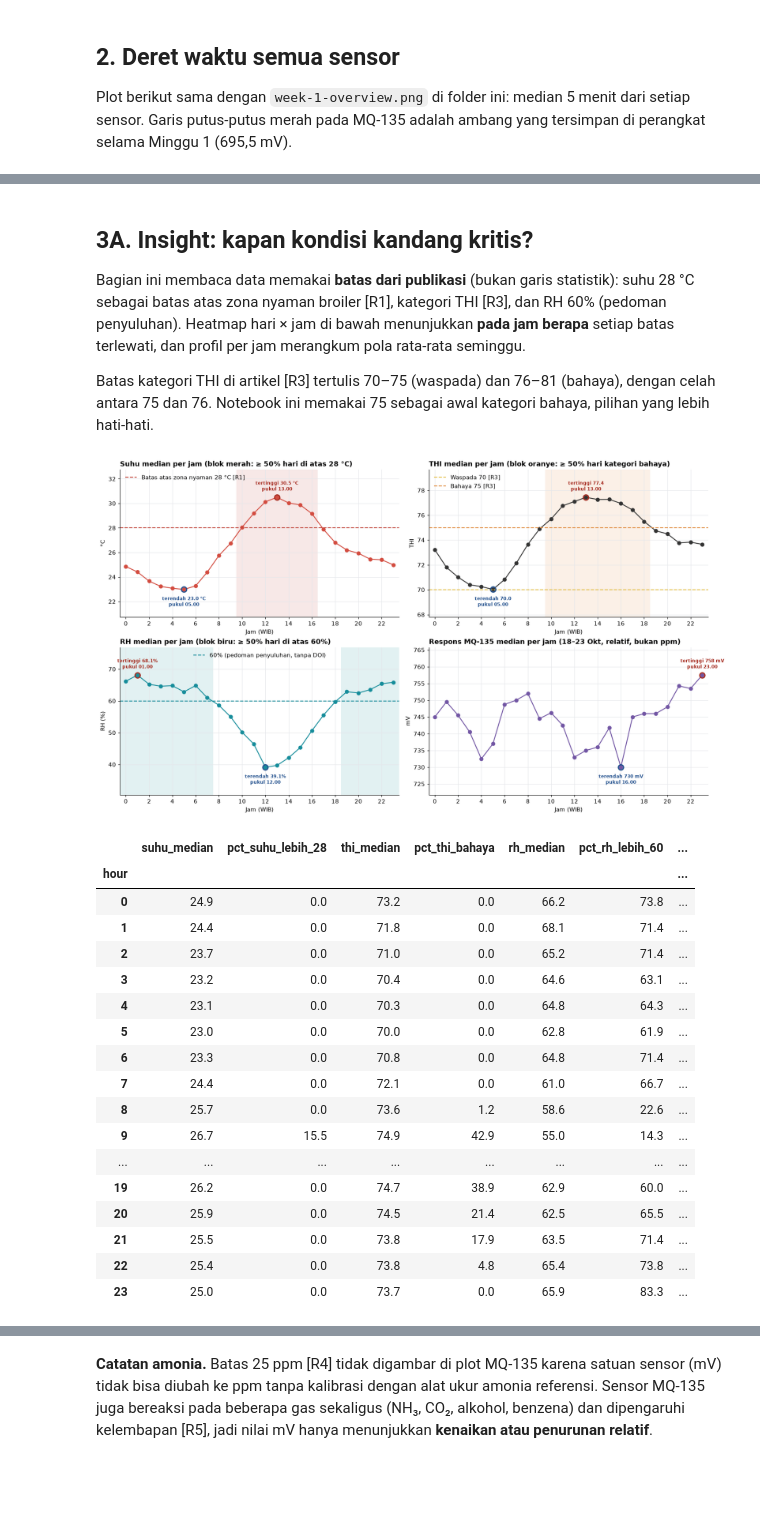
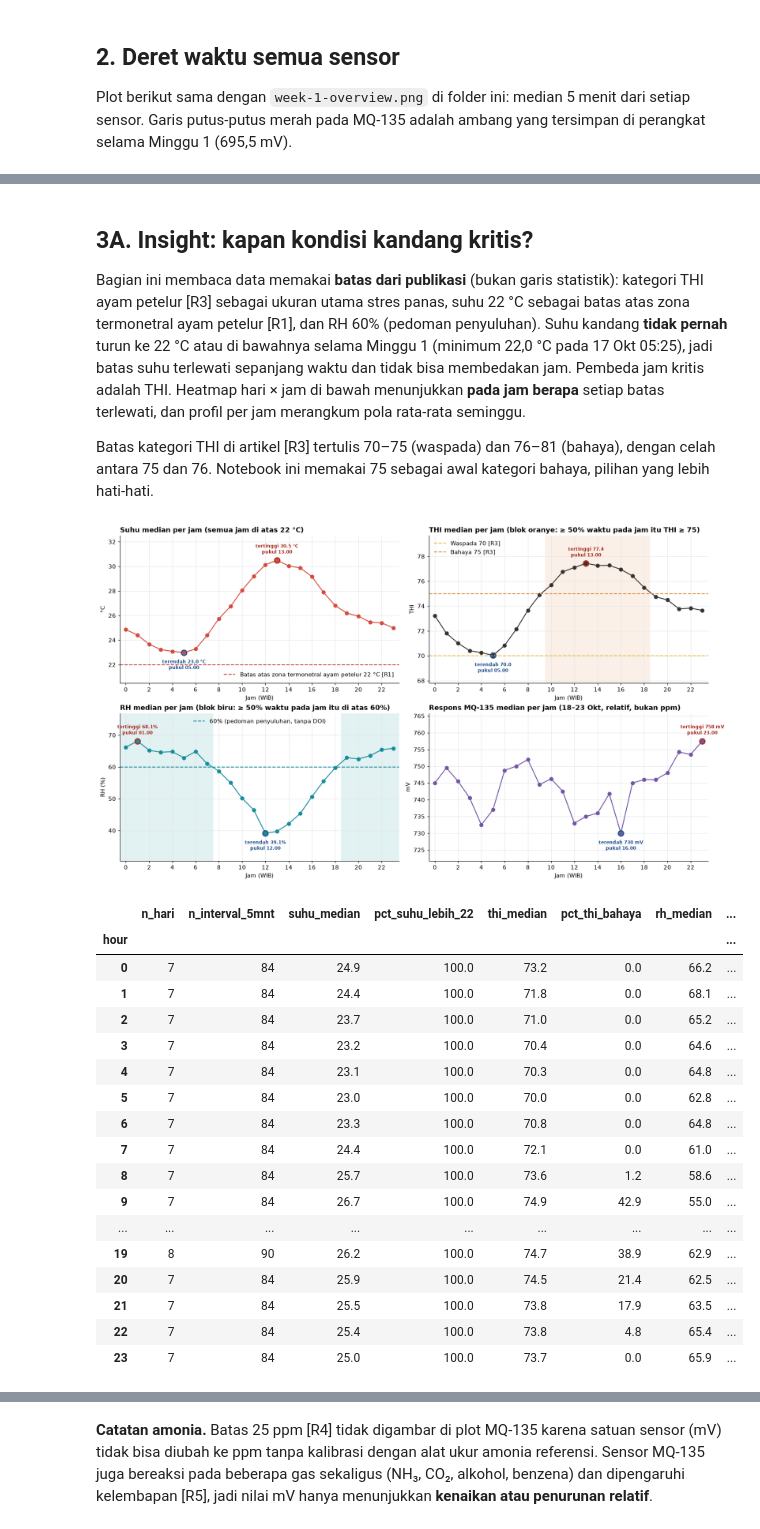
Before and after one commit to andogrns/iot-coop-monitor, a Jupyter notebook: Week 1 Readings/Plots/week1_analysis.ipynb, the cells around one changed output, grey strips where cells are left out. Saved outputs shown, nothing was run; the diff lists cells and outputs as text; code cells hidden in the pictures; blank space fills up the shorter version.

```diff
--- a/Week 1 Readings/Plots/week1_analysis.ipynb
+++ b/Week 1 Readings/Plots/week1_analysis.ipynb
@@ -189,5 +191,5 @@ Kim dkk. (2024) menyebut memakai rumus NRC (1971), tetapi tidak menuliskan rumus
 # %%
-TN_LOW, TN_HIGH = 21.0, 28.0      # zona nyaman broiler [R1]
+TN_LOW, TN_HIGH = 19.0, 22.0      # zona termonetral ayam petelur [R1]
 RH_LOW, RH_HIGH = 40.0, 60.0      # pedoman penyuluhan UGA (tanpa DOI)
 THI_BANDS = [(-np.inf, 70, 'Nyaman', '#6f9e7a'), (70, 75, 'Waspada', '#e5c04a'),
              (75, 81, 'Bahaya', '#e08a3c'), (81, np.inf, 'Darurat', '#c2453a')]   # [R3]
@@ -200,11 +202,11 @@ b['thi'] = thi_nrc(b.temp, b.rh)
 
 fig, axs = plt.subplots(3, 1, figsize=(13, 13), sharex=True, layout='constrained')
 ax = axs[0]
-ax.axhspan(TN_LOW, TN_HIGH, color='#6f9e7a', alpha=.15, label=f'Zona nyaman {TN_LOW:.0f}–{TN_HIGH:.0f} °C [R1]')
+ax.axhspan(TN_LOW, TN_HIGH, color='#6f9e7a', alpha=.15, label=f'Zona termonetral ayam petelur {TN_LOW:.0f}–{TN_HIGH:.0f} °C [R1]')
 ax.plot(b.index, b.temp, color='#d34c40', lw=1.1, label='Suhu AHT20')
 ax.axhline(TN_HIGH, color='#c2453a', ls='--', lw=1)
 mark_peaks_lows(ax, b.temp, ' °C')
-ax.set_ylabel('°C'); ax.set_title('Suhu terhadap zona nyaman broiler — label: tertinggi (merah) dan terendah (biru) tiap hari', loc='left'); ax.legend(frameon=False, loc='lower right', ncol=2)
+ax.set_ylabel('°C'); ax.set_title('Suhu terhadap zona termonetral ayam petelur — label: tertinggi (merah) dan terendah (biru) tiap hari', loc='left'); ax.legend(frameon=False, loc='upper left', ncol=2)
 ax = axs[1]
 ax.axhspan(RH_LOW, RH_HIGH, color='#168d9b', alpha=.12, label='Pedoman 40–60% (penyuluhan, tanpa DOI)')
 ax.plot(b.index, b.rh, color='#168d9b', lw=1.1, label='RH AHT20')
@@ -225,7 +227,7 @@ display(extremes_table({'Suhu (°C)': (b.temp, 1), 'RH (%)': (b.rh, 1), 'THI': (
 
 def share(mask): return 100 * mask.mean()
 summary = pd.DataFrame({
-    'Kriteria': ['Suhu di atas 28 °C', 'Suhu di zona 21–28 °C', 'Suhu di bawah 21 °C',
+    'Kriteria': ['Suhu di atas 22 °C', 'Suhu di zona 19–22 °C', 'Suhu di bawah 19 °C',
                  'RH di atas 60%', 'RH 40–60%', 'RH di bawah 40%'] + [f'THI {n}' for _, _, n, _ in THI_BANDS],
     '% waktu': [share(b.temp > TN_HIGH), share(b.temp.between(TN_LOW, TN_HIGH)), share(b.temp < TN_LOW),
                 share(b.rh > RH_HIGH), share(b.rh.between(RH_LOW, RH_HIGH)), share(b.rh < RH_LOW)]
@@ -258,14 +260,16 @@ Puncak dan titik terendah harian (16 Okt mulai 10:10 dan 23 Okt berhenti 19:25 W
 # %% [markdown]
 ## 3A. Insight: kapan kondisi kandang kritis?
 
-Bagian ini membaca data memakai **batas dari publikasi** (bukan garis statistik): suhu 28 °C sebagai batas atas zona nyaman broiler [R1], kategori THI [R3], dan RH 60% (pedoman penyuluhan). Heatmap hari × jam di bawah menunjukkan **pada jam berapa** setiap batas terlewati, dan profil per jam merangkum pola rata-rata seminggu.
+Bagian ini membaca data memakai **batas dari publikasi** (bukan garis statistik): kategori THI ayam petelur [R3] sebagai ukuran utama stres panas, suhu 22 °C sebagai batas atas zona termonetral ayam petelur [R1], dan RH 60% (pedoman penyuluhan). Suhu kandang **tidak pernah** turun ke 22 °C atau di bawahnya selama Minggu 1 (minimum 22,0 °C pada 17 Okt 05:25), jadi batas suhu terlewati sepanjang waktu dan tidak bisa membedakan jam. Pembeda jam kritis adalah THI. Heatmap hari × jam di bawah menunjukkan **pada jam berapa** setiap batas terlewati, dan profil per jam merangkum pola rata-rata seminggu.
 
 Batas kategori THI di artikel [R3] tertulis 70–75 (waspada) dan 76–81 (bahaya), dengan celah antara 75 dan 76. Notebook ini memakai 75 sebagai awal kategori bahaya, pilihan yang lebih hati-hati.
 # %%
 b['hour'] = b.index.hour
 hourly = b.groupby('hour').agg(
+    n_hari=('date', 'nunique'),
+    n_interval_5mnt=('temp', 'size'),
     suhu_median=('temp', 'median'),
-    pct_suhu_lebih_28=('temp', lambda s: 100 * (s > TN_HIGH).mean()),
+    pct_suhu_lebih_22=('temp', lambda s: 100 * (s > TN_HIGH).mean()),
     thi_median=('thi', 'median'),
     pct_thi_bahaya=('thi', lambda s: 100 * (s >= 75).mean()),
     rh_median=('rh', 'median'),
@@ -278,57 +282,57 @@ def shade_hours(ax, mask, color):
     for h in hrs[mask]:
         ax.axvspan(h - .5, h + .5, color=color, alpha=.12, lw=0)
 ax = axs[0, 0]
-shade_hours(ax, hourly.pct_suhu_lebih_28 >= 50, '#c2453a')
-ax.plot(hrs, hourly.suhu_median, 'o-', color='#d34c40'); ax.axhline(TN_HIGH, color='#c2453a', ls='--', label='Batas atas zona nyaman 28 °C [R1]')
-ax.set_title('Suhu median per jam (blok merah: ≥ 50% hari di atas 28 °C)', loc='left'); ax.set_ylabel('°C'); ax.legend(frameon=False)
+ax.plot(hrs, hourly.suhu_median, 'o-', color='#d34c40'); ax.axhline(TN_HIGH, color='#c2453a', ls='--', label='Batas atas zona termonetral ayam petelur 22 °C [R1]')
+ax.set_title('Suhu median per jam (semua jam di atas 22 °C)', loc='left'); ax.set_ylabel('°C'); ax.legend(frameon=False, loc='lower right')
 ax = axs[0, 1]
 shade_hours(ax, hourly.pct_thi_bahaya >= 50, '#e08a3c')
 ax.plot(hrs, hourly.thi_median, 'o-', color='#333'); ax.axhline(70, color='#e5c04a', ls='--', label='Waspada 70 [R3]'); ax.axhline(75, color='#e08a3c', ls='--', label='Bahaya 75 [R3]')
-ax.set_title('THI median per jam (blok oranye: ≥ 50% hari kategori bahaya)', loc='left'); ax.set_ylabel('THI'); ax.legend(frameon=False)
+ax.set_title('THI median per jam (blok oranye: ≥ 50% waktu pada jam itu THI ≥ 75)', loc='left'); ax.set_ylabel('THI'); ax.legend(frameon=False)
 ax = axs[1, 0]
 shade_hours(ax, hourly.pct_rh_lebih_60 >= 50, '#168d9b')
 ax.plot(hrs, hourly.rh_median, 'o-', color='#168d9b'); ax.axhline(RH_HIGH, color='#168d9b', ls='--', label='60% (pedoman penyuluhan, tanpa DOI)')
-ax.set_title('RH median per jam (blok biru: ≥ 50% hari di atas 60%)', loc='left'); ax.set_ylabel('RH (%)'); ax.legend(frameon=False)
+ax.set_title('RH median per jam (blok biru: ≥ 50% waktu pada jam itu di atas 60%)', loc='left'); ax.set_ylabel('RH (%)'); ax.legend(frameon=False)
 ax = axs[1, 1]
 ax.plot(hrs, hourly.mq_median_stabil, 'o-', color='#7256a4')
 ax.set_title('Respons MQ-135 median per jam (18–23 Okt, relatif, bukan ppm)', loc='left'); ax.set_ylabel('mV')
 
 def mark_hourly(ax, s, unit, dp=1):
     # Label jam dengan median tertinggi dan terendah
     lo, hi = s.min(), s.max(); span = hi - lo
     for h, above, col in [(s.idxmax(), True, '#a5281c'), (s.idxmin(), False, '#1f4e8c')]:
         v = s.loc[h]
         ax.plot(h, v, 'o', ms=9, mfc='none', mec=col, mew=2, zorder=5)
         ax.annotate(f'{"tertinggi" if above else "terendah"} {v:.{dp}f}{unit}\npukul {h:02d}.00', (h, v), textcoords='offset points',
                     xytext=(0, 9 if above else -11), ha='center', va='bottom' if above else 'top',
                     fontsize=8, color=col, fontweight='bold')
     ax.set_ylim(lo - .3 * span, hi + .3 * span)
 
 mark_hourly(axs[0, 0], hourly.suhu_median, ' °C')
+axs[0, 0].set_ylim(TN_HIGH - 1.5, hourly.suhu_median.max() + 2)   # garis 22 °C tetap terlihat
 mark_hourly(axs[0, 1], hourly.thi_median, '')
 mark_hourly(axs[1, 0], hourly.rh_median, '%')
 mark_hourly(axs[1, 1], hourly.mq_median_stabil, ' mV', dp=0)
 for ax in axs.ravel():
     ax.set_xticks(range(0, 24, 2)); ax.set_xlabel('Jam (WIB)'); ax.grid(True, color='#e5e7eb'); ax.set_xlim(-.5, 23.5)
 plt.show()
 hourly.round(1)
 # %% [output]
-[figure, old version]
+[figure, new version]
-|  | suhu_median | pct_suhu_lebih_28 | thi_median | pct_thi_bahaya | rh_median | pct_rh_lebih_60 | ... |
-| hour |  |  |  |  |  |  | ... |
-| 0 | 24.9 | 0.0 | 73.2 | 0.0 | 66.2 | 73.8 | ... |
-| 1 | 24.4 | 0.0 | 71.8 | 0.0 | 68.1 | 71.4 | ... |
-| 2 | 23.7 | 0.0 | 71.0 | 0.0 | 65.2 | 71.4 | ... |
-| 3 | 23.2 | 0.0 | 70.4 | 0.0 | 64.6 | 63.1 | ... |
-| 4 | 23.1 | 0.0 | 70.3 | 0.0 | 64.8 | 64.3 | ... |
-| 5 | 23.0 | 0.0 | 70.0 | 0.0 | 62.8 | 61.9 | ... |
-| 6 | 23.3 | 0.0 | 70.8 | 0.0 | 64.8 | 71.4 | ... |
-| 7 | 24.4 | 0.0 | 72.1 | 0.0 | 61.0 | 66.7 | ... |
-| 8 | 25.7 | 0.0 | 73.6 | 1.2 | 58.6 | 22.6 | ... |
-| 9 | 26.7 | 15.5 | 74.9 | 42.9 | 55.0 | 14.3 | ... |
-| ... | ... | ... | ... | ... | ... | ... | ... |
-| 19 | 26.2 | 0.0 | 74.7 | 38.9 | 62.9 | 60.0 | ... |
-| 20 | 25.9 | 0.0 | 74.5 | 21.4 | 62.5 | 65.5 | ... |
-| 21 | 25.5 | 0.0 | 73.8 | 17.9 | 63.5 | 71.4 | ... |
-| 22 | 25.4 | 0.0 | 73.8 | 4.8 | 65.4 | 73.8 | ... |
-| 23 | 25.0 | 0.0 | 73.7 | 0.0 | 65.9 | 83.3 | ... |
+|  | n_hari | n_interval_5mnt | suhu_median | pct_suhu_lebih_22 | thi_median | pct_thi_bahaya | rh_median | ... |
+| hour |  |  |  |  |  |  |  | ... |
+| 0 | 7 | 84 | 24.9 | 100.0 | 73.2 | 0.0 | 66.2 | ... |
+| 1 | 7 | 84 | 24.4 | 100.0 | 71.8 | 0.0 | 68.1 | ... |
+| 2 | 7 | 84 | 23.7 | 100.0 | 71.0 | 0.0 | 65.2 | ... |
+| 3 | 7 | 84 | 23.2 | 100.0 | 70.4 | 0.0 | 64.6 | ... |
+| 4 | 7 | 84 | 23.1 | 100.0 | 70.3 | 0.0 | 64.8 | ... |
+| 5 | 7 | 84 | 23.0 | 100.0 | 70.0 | 0.0 | 62.8 | ... |
+| 6 | 7 | 84 | 23.3 | 100.0 | 70.8 | 0.0 | 64.8 | ... |
+| 7 | 7 | 84 | 24.4 | 100.0 | 72.1 | 0.0 | 61.0 | ... |
+| 8 | 7 | 84 | 25.7 | 100.0 | 73.6 | 1.2 | 58.6 | ... |
+| 9 | 7 | 84 | 26.7 | 100.0 | 74.9 | 42.9 | 55.0 | ... |
+| ... | ... | ... | ... | ... | ... | ... | ... | ... |
+| 19 | 8 | 90 | 26.2 | 100.0 | 74.7 | 38.9 | 62.9 | ... |
+| 20 | 7 | 84 | 25.9 | 100.0 | 74.5 | 21.4 | 62.5 | ... |
+| 21 | 7 | 84 | 25.5 | 100.0 | 73.8 | 17.9 | 63.5 | ... |
+| 22 | 7 | 84 | 25.4 | 100.0 | 73.8 | 4.8 | 65.4 | ... |
+| 23 | 7 | 84 | 25.0 | 100.0 | 73.7 | 0.0 | 65.9 | ... |
```
Also changed, not shown: parts of 26 cells of this notebook, 5 other files.
